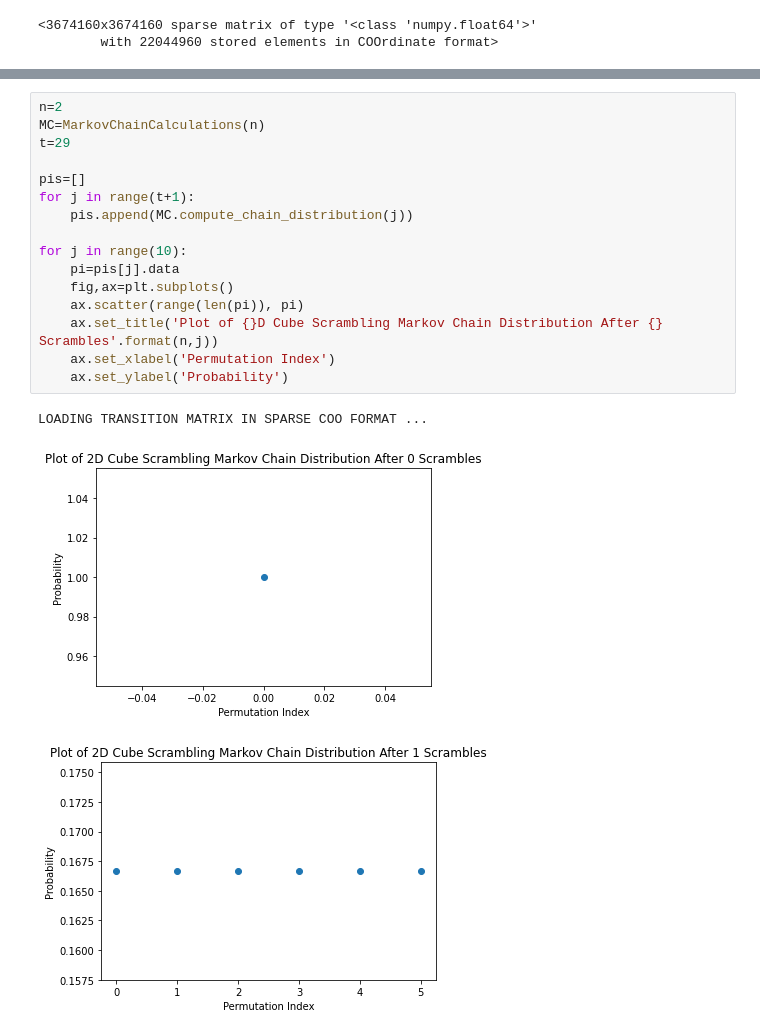
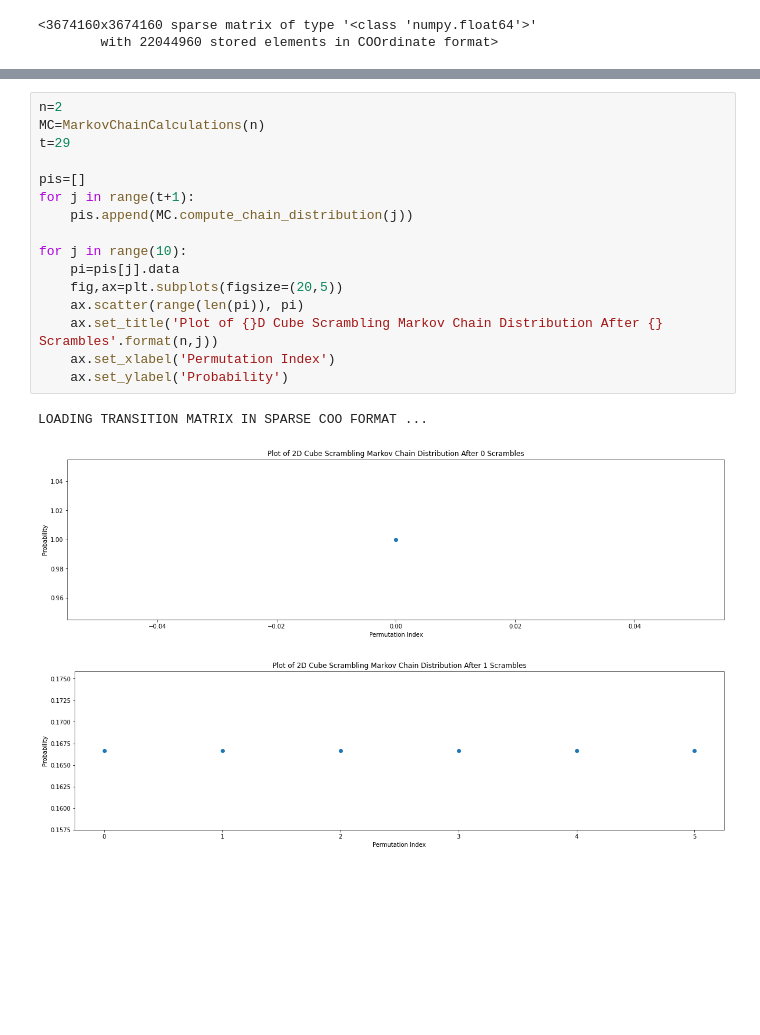
Before and after one commit to vskaush2/RubiksCubeMarkovChain, a Jupyter notebook: RubiksCubeMarkovChainDemo.ipynb, the cells around one changed output, grey strips where cells are left out. Saved outputs shown, nothing was run; the diff lists cells and outputs as text; blank space fills up the shorter version.

```diff
--- a/RubiksCubeMarkovChainDemo.ipynb
+++ b/RubiksCubeMarkovChainDemo.ipynb
@@ -212,20 +211,20 @@ $\textbf{Conjecture}:$ If $t$ is even, it seems that $\pi_t \left(\textbf{Id}_{6
 # %%
 n=2
 MC=MarkovChainCalculations(n)
 t=29
 
 pis=[]
 for j in range(t+1):
     pis.append(MC.compute_chain_distribution(j))
 
 for j in range(10):
     pi=pis[j].data
-    fig,ax=plt.subplots()
+    fig,ax=plt.subplots(figsize=(20,5))
     ax.scatter(range(len(pi)), pi)
     ax.set_title('Plot of {}D Cube Scrambling Markov Chain Distribution After {} Scrambles'.format(n,j))
     ax.set_xlabel('Permutation Index')
     ax.set_ylabel('Probability')
 # %% [output]
 LOADING TRANSITION MATRIX IN SPARSE COO FORMAT ...
-[figure, old version]
+[figure, new version]
-[figure, old version]
+[figure, new version]
```
Also changed, not shown: parts of 12 cells of this notebook, 1 other file.
